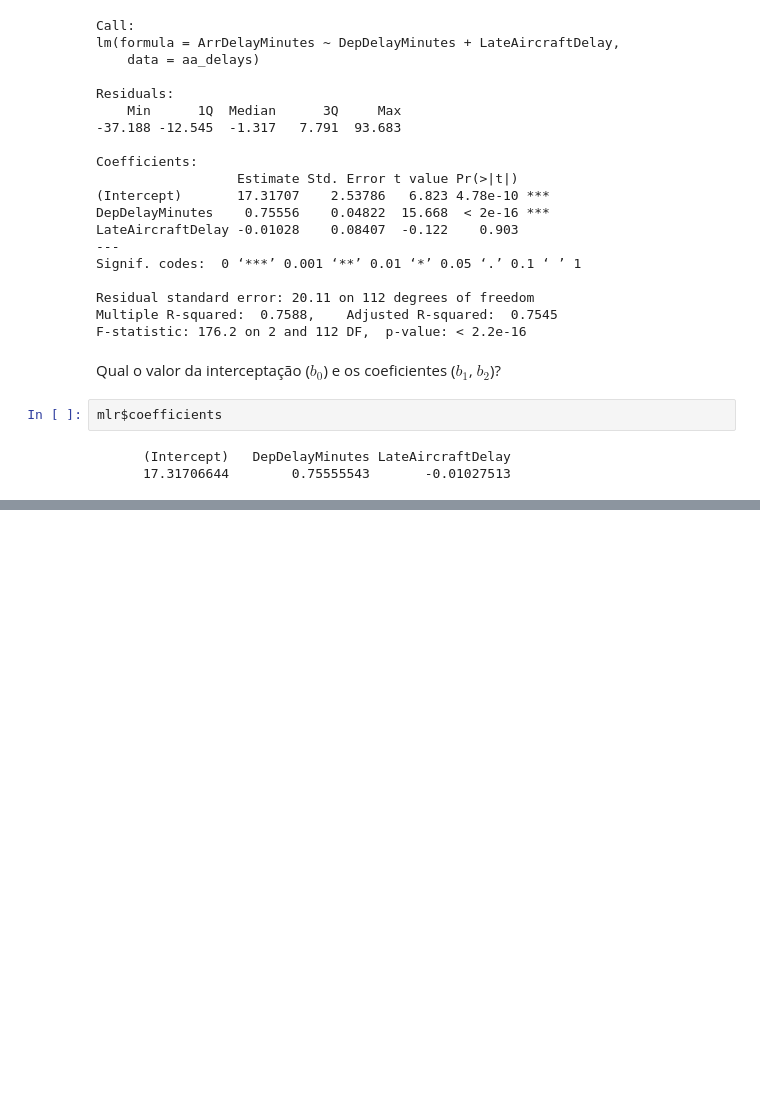
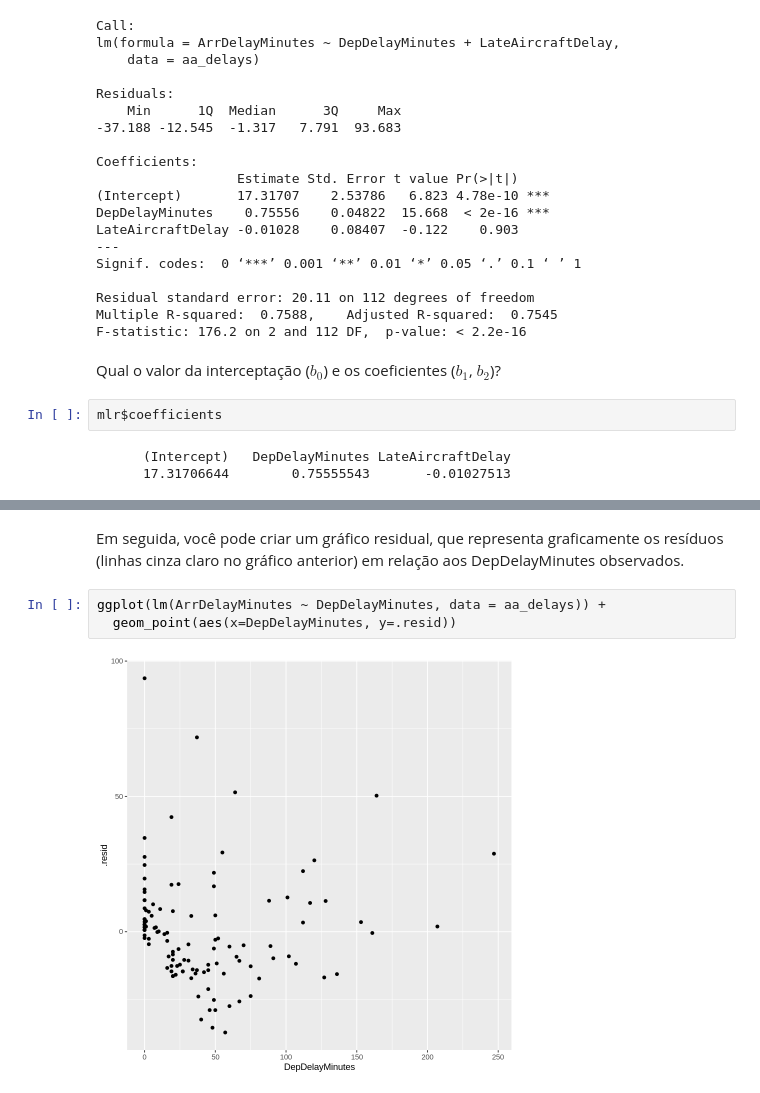
Before and after one commit to Code-Lipe/model_development_tidyverse, a Jupyter notebook: model_development.ipynb, the cells around one changed output, grey strips where cells are left out. Drawn from its saved outputs; the diff is of its cells as text; blank space fills up the shorter version.

```diff
--- a/model_development.ipynb
+++ b/model_development.ipynb
@@ -211,0 +356,7 @@ mlr$coefficients
+# %% [markdown]
+Em seguida, você pode criar um gráfico residual, que representa graficamente os resíduos (linhas cinza claro no gráfico anterior) em relação aos DepDelayMinutes observados.
+# %%
+ggplot(lm(ArrDelayMinutes ~ DepDelayMinutes, data = aa_delays)) +
+  geom_point(aes(x=DepDelayMinutes, y=.resid))
+# %% [output]
+[figure, added]
```
Also changed, not shown: parts of 62 cells of this notebook.
